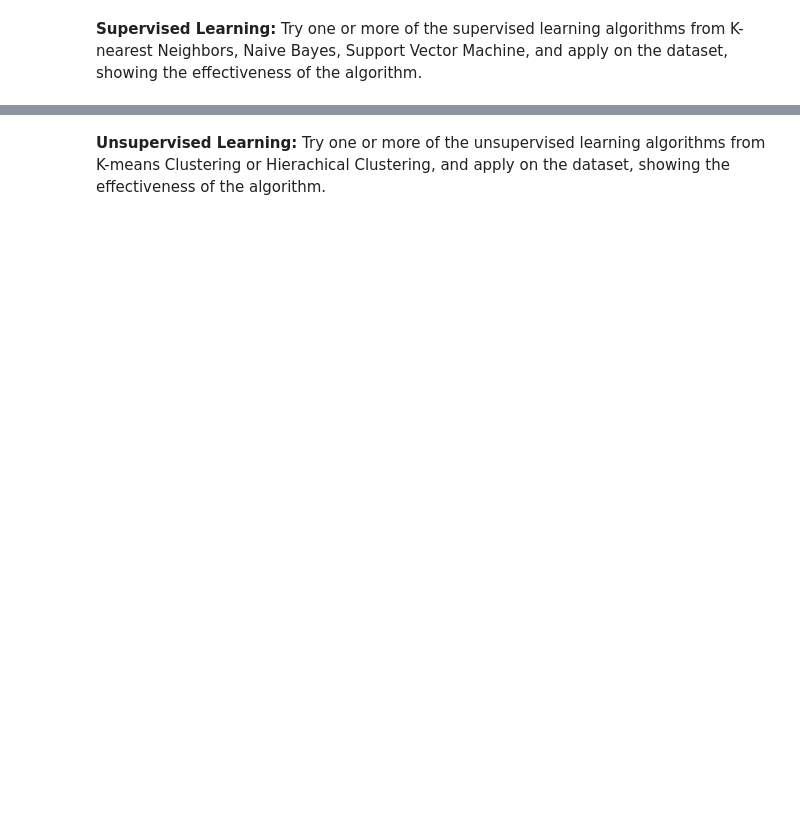
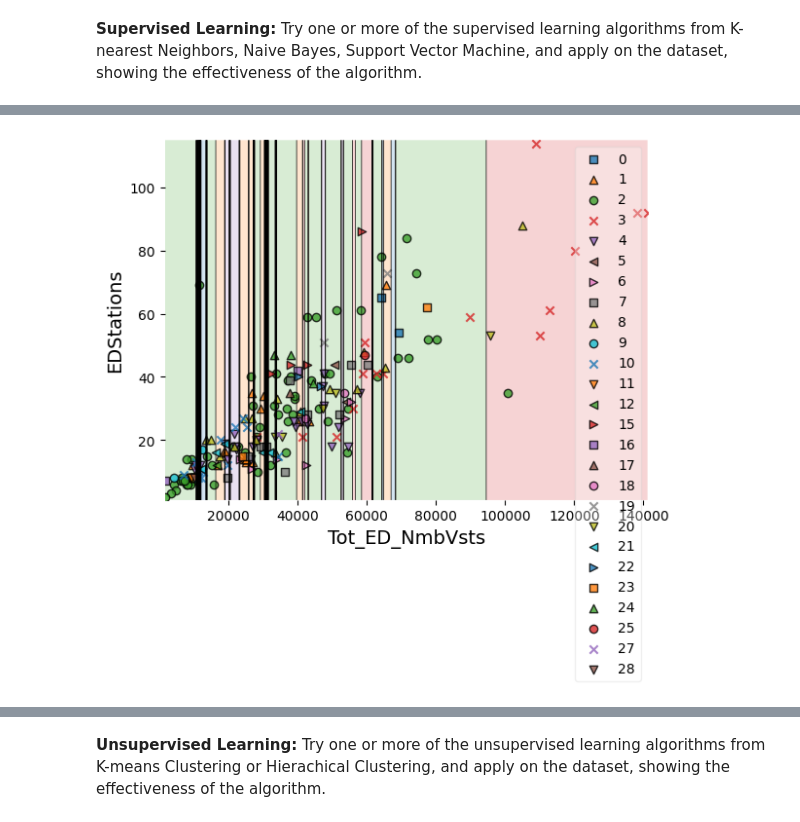
Before and after one commit to tovarrog24/Emergency-Department-Volume-and-Capacity, a Jupyter notebook: learning.ipynb, the cells around one changed output, grey strips where cells are left out. Cells and saved outputs as stored; diff of their text form; code cells hidden in the pictures; blank space fills up the shorter version.

```diff
--- a/learning.ipynb
+++ b/learning.ipynb
@@ -1,2 +1,22 @@
 # %% [markdown]
 <a href="https://colab.research.google.com/github/tovarrog24/Emergency-Department-Volume-and-Capacity/blob/main/learning.ipynb" target="_parent"><img src="https://colab.research.google.com/assets/colab-badge.svg" alt="Open In Colab"/></a>
+# %%
+# Import packages
+import matplotlib.pyplot as plt
+import pandas as pd
+import numpy as np
+
+from pathlib import Path
+from sklearn.metrics import r2_score
+
+LOCAL_PATH = Path("../dataset/ED_Cleaned.csv")
+REPO_URL = ("https://raw.githubusercontent.com/tovarrog24/"
+            "Emergency-Department-Volume-and-Capacity/main/dataset/ED_Cleaned.csv")
+source = LOCAL_PATH if LOCAL_PATH.exists() else REPO_URL
+
+# Part 3 recodes these columns to 0/1 in place, so they are read as object (not str) dtype.
+data = pd.read_csv(source, dtype={"TEACHINGDesignation": object,
+                                  "MentalHealthShortageArea": object,
+                                  "UrbanRuralDesi": object})
+print("Loaded from:", source)
+print("Shape:", data.shape)
@@ -6,0 +150,69 @@
+# %%
+#Trying to use K-nearest Neighbors to classify certain data
+
+#We will try to classify the system a hospital is in from the following two numerical features: LATITUDE, LONGITUDE (geographically essentially)
+systemClassifier = KNeighborsClassifier(n_neighbors = 5)
+
+# Split data
+X = data[["Tot_ED_NmbVsts", "EDStations"]]
+y = data[["system"]]
+X_train, X_test, y_train, y_test = train_test_split(X, y, test_size=0.3)
+
+# Scale data
+scaler = StandardScaler()
+X_train_scaled = scaler.fit_transform(X_train)
+
+# Train model and make predictions for the test set.
+systemClassifier.fit(X_train_scaled, np.ravel(y_train))
+y_pred = systemClassifier.predict(scaler.transform(X_test))
+
+# Predict one hospital
+hos = pd.DataFrame(data={"Tot_ED_NmbVsts": [400], "EDStations": [200]})
+systemClassifier.predict(scaler.transform(hos))
+
+# Compute metrics
+print(metrics.accuracy_score(y_test, y_pred))
+print(metrics.confusion_matrix(y_test, y_pred))
+
+# Take a sample to keep runtime low while seeing what areas are classified as each hospital
+systemSample = data.sample(200, random_state=123)
+systemSample.describe()
+
+# Create integer-valued labels for plot_decision_regions()
+systemSample["Int"] = systemSample["system"].replace(
+    to_replace=['Alameda Health System', 'Sutter Health', 'No System',
+ 'Kaiser Foundation Hospitals', 'Dignity Health', 'John Muir Health',
+ 'Tenet Healthcare Corporation', 'Adventist Health Systems',
+ 'Providence St. Joseph Health', 'Alta Hospitals System',
+ 'Prime Healthcare Services', 'Avanti Hospitals', 'AHMC Healthcare, Inc.',
+ 'Cedars-Sinai Health System', 'MemorialCare', 'University of California',
+ 'Verity Health System', 'University of Southern California',
+ 'HCA Healthcare Corporation', 'County of Los Angeles',
+ 'Universal Health Services, Inc.', 'KPC Healthcare, Inc.',
+ 'Loma Linda University', 'Sharp Healthcare', 'Scripps Health',
+ 'Enloe Health', 'PIH Health', 'Emanate Health', 'Cottage Health',
+ 'Stanford Medicine', 'Kaweah Health', 'County of Ventura'],
+    value=[int(0), int(1), int(2), int(3), int(4), int(5), int(6), int(7), int(8), int(9), int(10), int(11), int(12), int(13),
+           int(14), int(15), int(16), int(17), int(18), int(19), int(20), int(21), int(22), int(23), int(24), int(25), int(26),
+           int(27), int(28), int(29), int(30), int(31)],
+)
+
+# Define input and output features
+X = systemSample[["Tot_ED_NmbVsts", "EDStations"]]
+y = systemSample[["Int"]]
+
+# Fit model
+systemClassifier.fit(X, np.ravel(y))
+
+# Set background opacity to 20%
+contourf_kwargs = {"alpha": 0.2}
+
+# Plot decision boundary regions
+p = plot_decision_regions(
+    X.to_numpy(), np.ravel(y), clf=systemClassifier, contourf_kwargs=contourf_kwargs
+)
+
+# Add title and axis labels
+p.set_xlabel("Tot_ED_NmbVsts", fontsize=14)
+p.set_ylabel("EDStations", fontsize=14)
+# %% [output]
@@ -6,0 +237 @@
+[figure, added]
```
Also changed, not shown: parts of 7 cells of this notebook.
